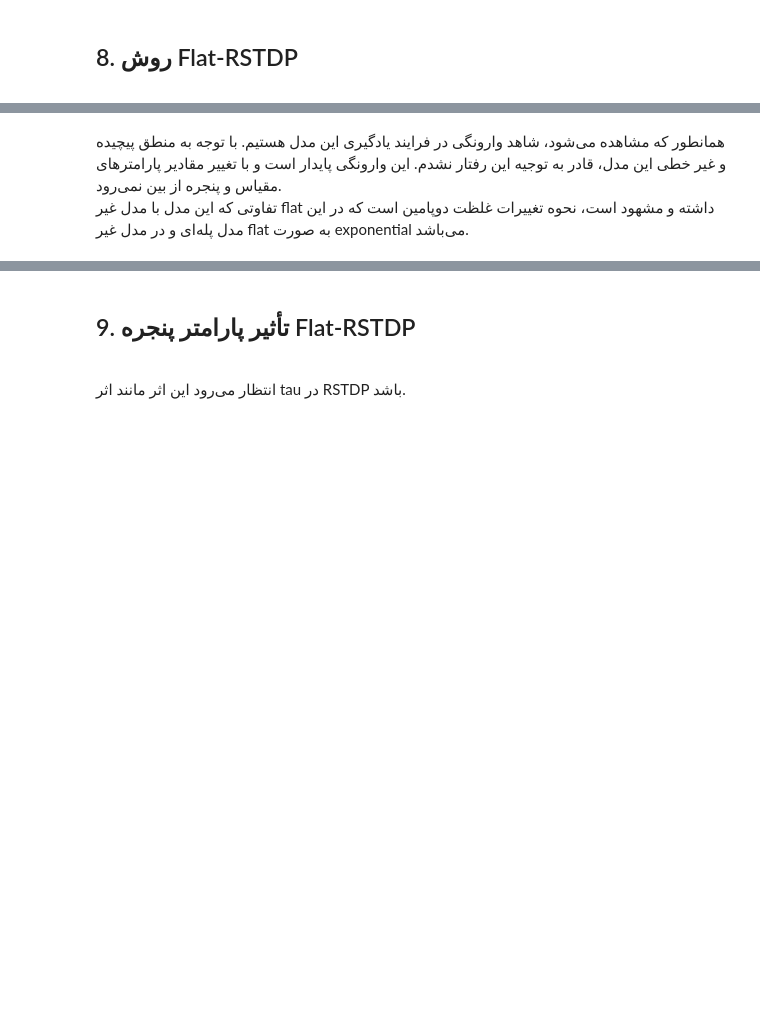
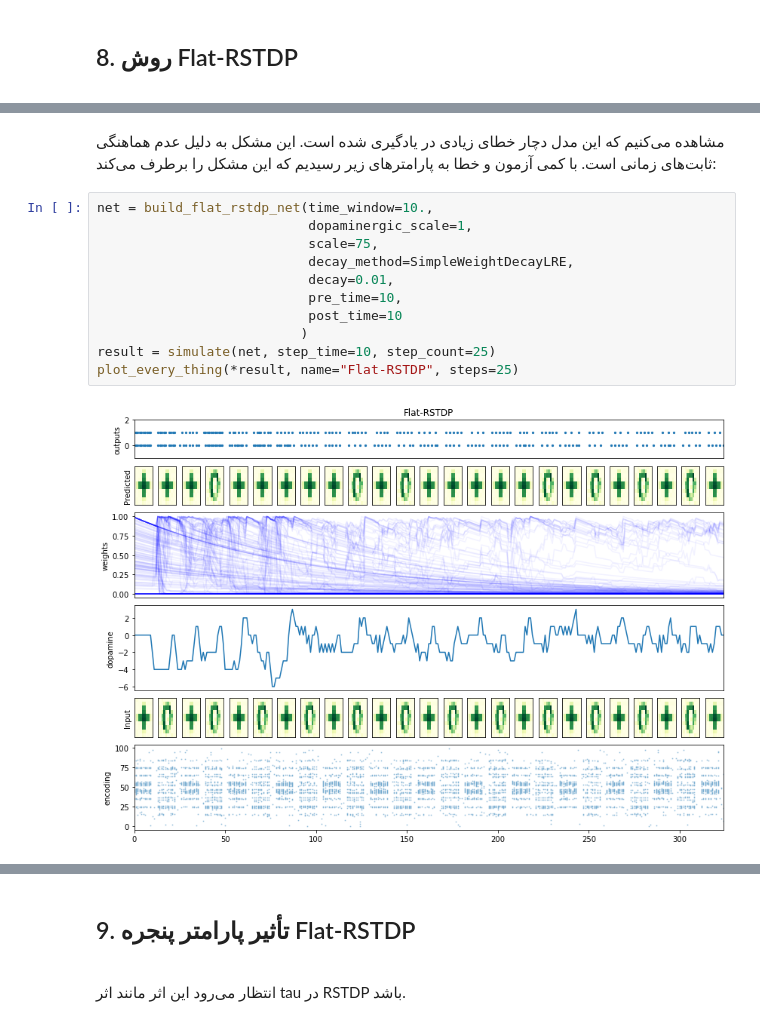
Before and after one commit to cnrl/Spiral, a Jupyter notebook: docs/_downloads/Project-07-Report/phase7.ipynb, the cells around one changed output, grey strips where cells are left out. Saved outputs shown, nothing was run; the diff lists cells and outputs as text; blank space fills up the shorter version.

```diff
--- a/docs/_downloads/Project-07-Report/phase7.ipynb
+++ b/docs/_downloads/Project-07-Report/phase7.ipynb
@@ -346,6 +347,17 @@ plot_every_thing(*result, name="Flat-RSTDP")
-# %% [markdown]
-<div dir='rtl'>
-همانطور که مشاهده می‌شود، شاهد وارونگی در فرایند یادگیری این مدل هستیم. با توجه به منطق پیچیده و غیر خطی این مدل، قادر به توجیه این رفتار نشدم. این وارونگی پایدار است و با تغییر مقادیر پارامتر‌های مقیاس و پنجره از بین نمی‌رود.
-    <br/>
-    تفاوتی که این مدل با مدل غیر flat داشته و مشهود است، نحوه تغییرات غلظت دوپامین است که در این مدل پله‌ای و در مدل غیر flat به صورت exponential می‌باشد.
-</div>
+# %% [markdown]
+<div dir='rtl'>
+مشاهده می‌کنیم که این مدل دچار خطای زیادی در یادگیری شده است. این مشکل به دلیل عدم هماهنگی ثابت‌های زمانی است. با کمی آزمون و خطا به پارامتر‌های زیر رسیدیم که این مشکل را برطرف می‌کند:
+</div>
+# %%
+net = build_flat_rstdp_net(time_window=10.,
+                           dopaminergic_scale=1,
+                           scale=75,
+                           decay_method=SimpleWeightDecayLRE,
+                           decay=0.01,
+                           pre_time=10,
+                           post_time=10
+                          )
+result = simulate(net, step_time=10, step_count=25)
+plot_every_thing(*result, name="Flat-RSTDP", steps=25)
+# %% [output]
+[figure, added]
```
Also changed, not shown: parts of 6 cells of this notebook, 5 other files.
